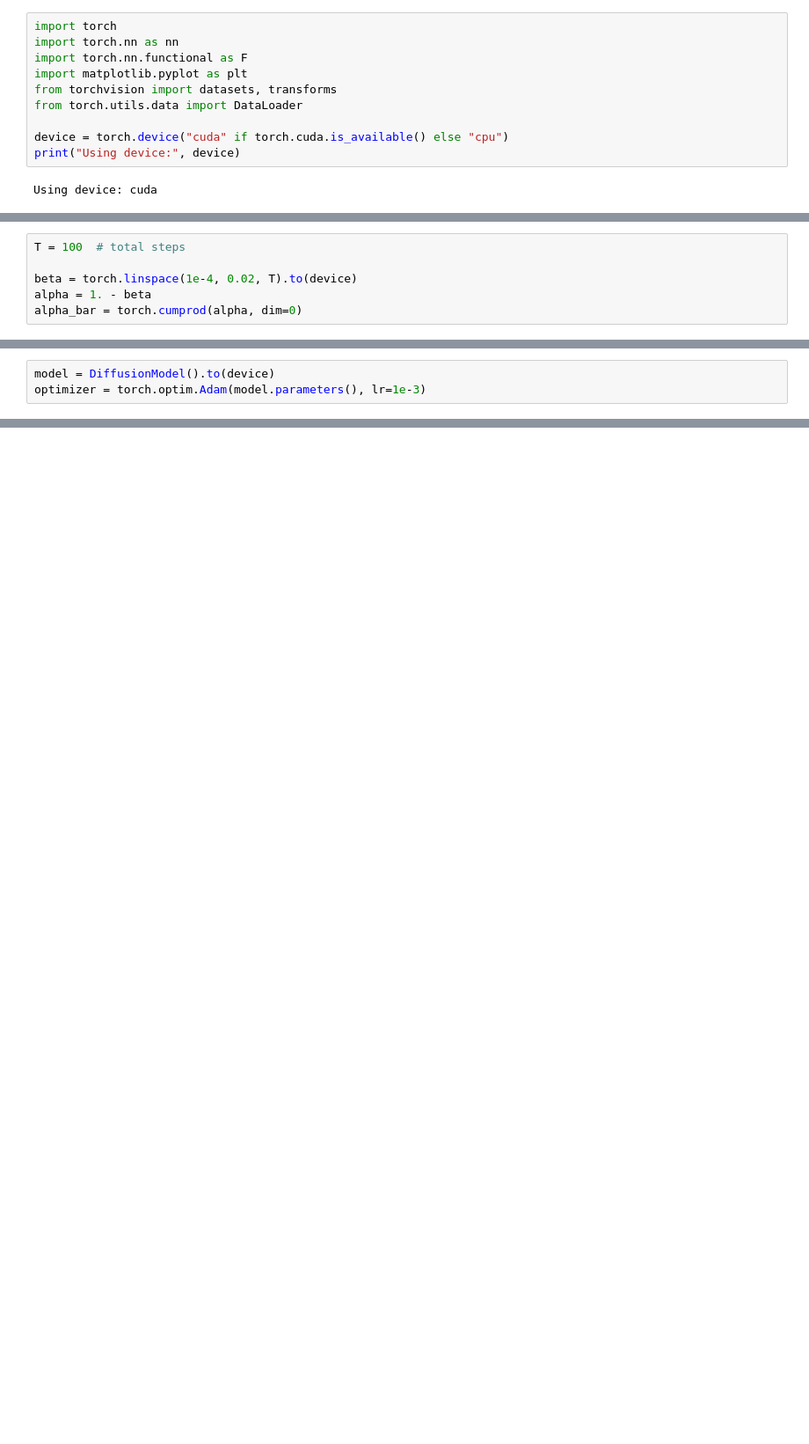
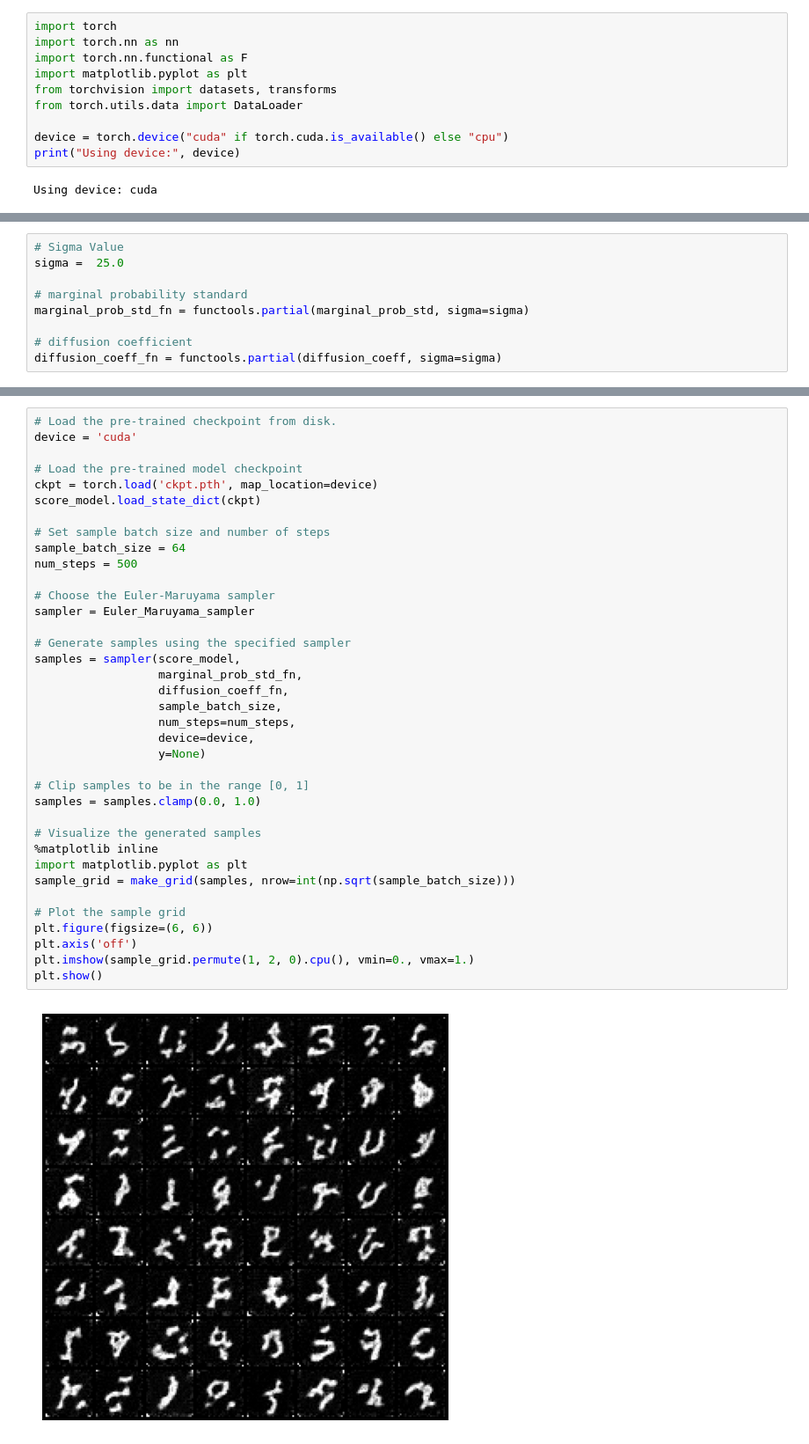
Before and after one commit to OscarEngelmark/D7047E, a Jupyter notebook: Lab2/src/Lab2_Task5.ipynb, the cells around one changed output, grey strips where cells are left out. Shown at 88% size. Saved outputs shown, nothing was run; the diff lists cells and outputs as text; blank space fills up the shorter version.

```diff
--- a/Lab2/src/Lab2_Task5.ipynb
+++ b/Lab2/src/Lab2_Task5.ipynb
@@ -36,6 +12,0 @@ alpha_bar = total remaining signal after many steps
-# %%
-T = 100  # total steps
-
-beta = torch.linspace(1e-4, 0.02, T).to(device)
-alpha = 1. - beta
-alpha_bar = torch.cumprod(alpha, dim=0)
@@ -73,3 +12,0 @@ class DiffusionModel(nn.Module):
-# %%
-model = DiffusionModel().to(device)
-optimizer = torch.optim.Adam(model.parameters(), lr=1e-3)
@@ -168,0 +626,9 @@ plt.show()
+# %%
+# Sigma Value
+sigma =  25.0
+
+# marginal probability standard
+marginal_prob_std_fn = functools.partial(marginal_prob_std, sigma=sigma)
+
+# diffusion coefficient
+diffusion_coeff_fn = functools.partial(diffusion_coeff, sigma=sigma)
@@ -168,0 +762,39 @@ plt.show()
+# %%
+# Load the pre-trained checkpoint from disk.
+device = 'cuda'
+
+# Load the pre-trained model checkpoint
+ckpt = torch.load('ckpt.pth', map_location=device)
+score_model.load_state_dict(ckpt)
+
+# Set sample batch size and number of steps
+sample_batch_size = 64
+num_steps = 500
+
+# Choose the Euler-Maruyama sampler
+sampler = Euler_Maruyama_sampler
+
+# Generate samples using the specified sampler
+samples = sampler(score_model,
+                  marginal_prob_std_fn,
+                  diffusion_coeff_fn,
+                  sample_batch_size,
+                  num_steps=num_steps,
+                  device=device,
+                  y=None)
+
+# Clip samples to be in the range [0, 1]
+samples = samples.clamp(0.0, 1.0)
+
+# Visualize the generated samples
+%matplotlib inline
+import matplotlib.pyplot as plt
+sample_grid = make_grid(samples, nrow=int(np.sqrt(sample_batch_size)))
+
+# Plot the sample grid
+plt.figure(figsize=(6, 6))
+plt.axis('off')
+plt.imshow(sample_grid.permute(1, 2, 0).cpu(), vmin=0., vmax=1.)
+plt.show()
+# %% [output]
+[figure, added]
```
Also changed, not shown: parts of 44 cells of this notebook.
